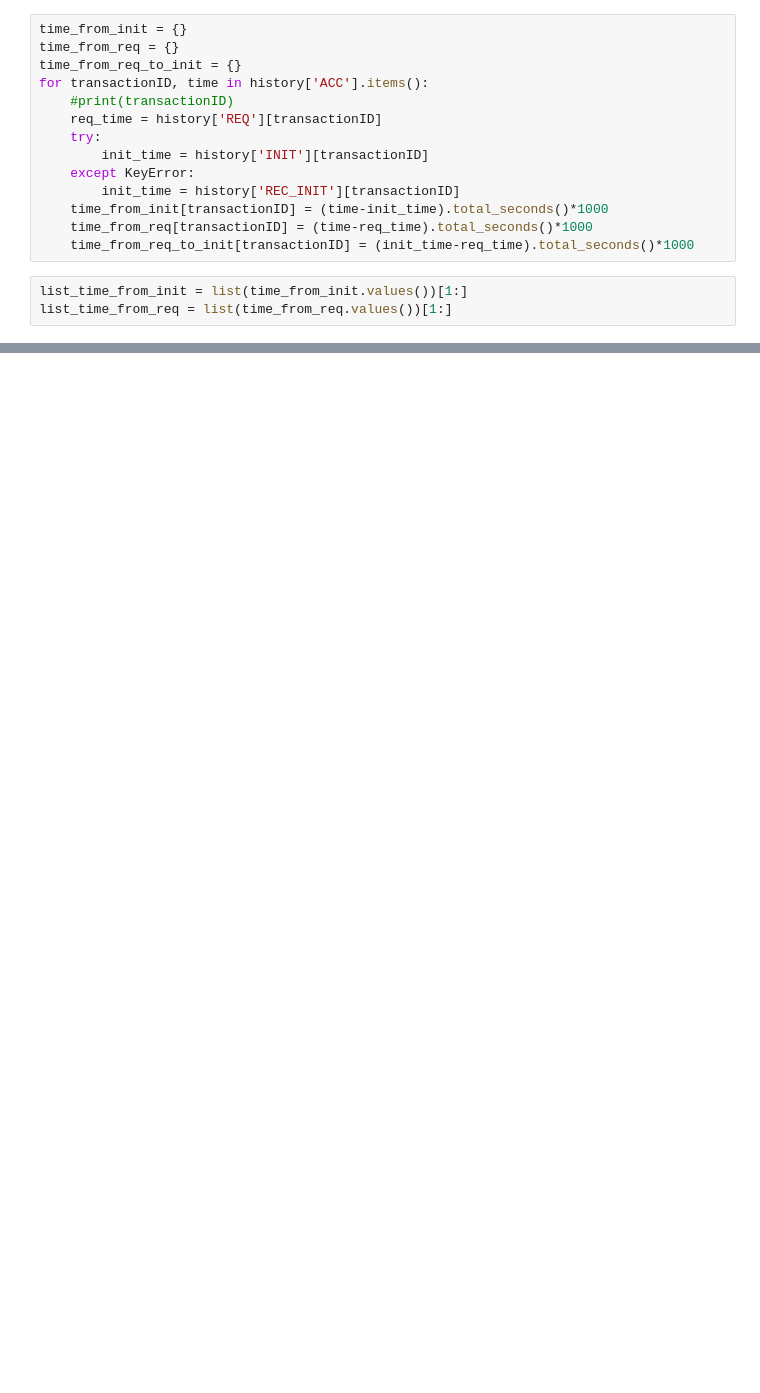
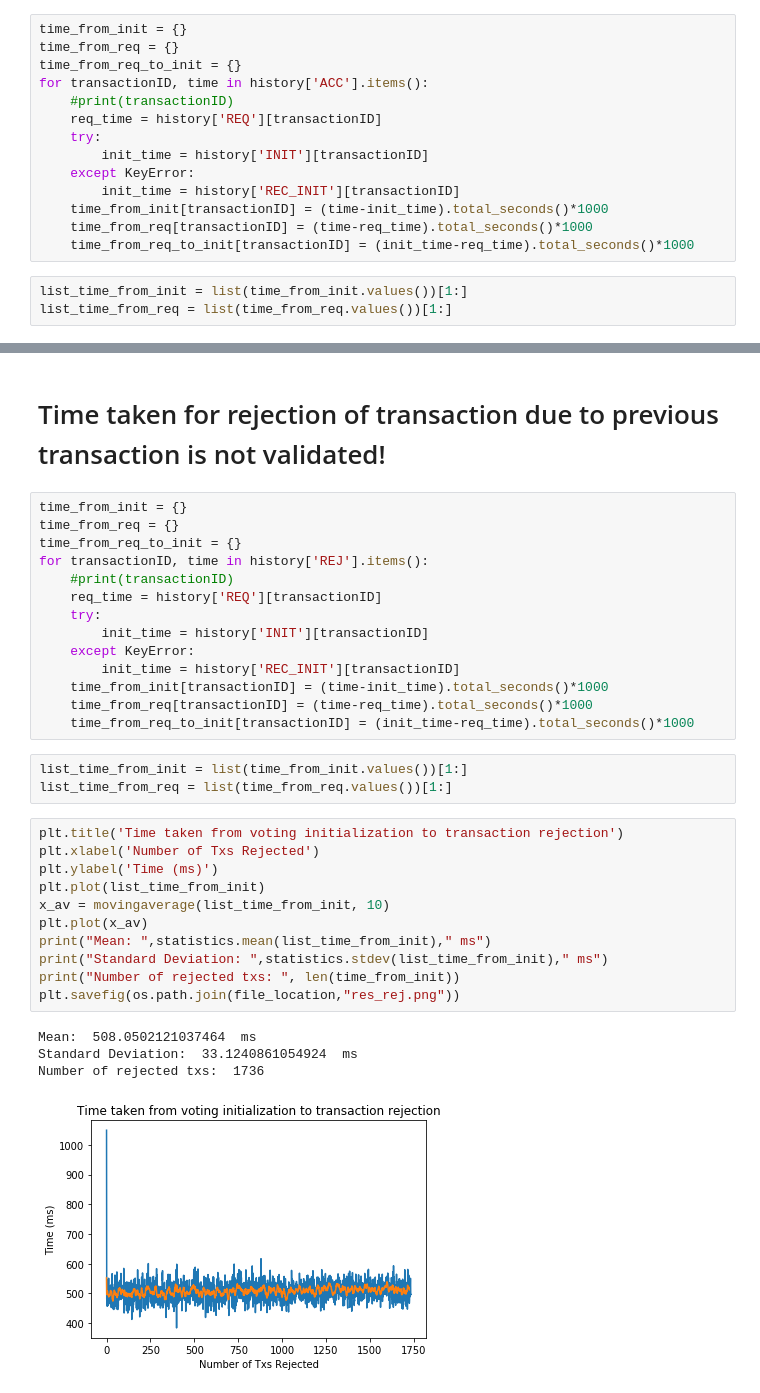
Before and after one commit to hanstananda/blockchain_ureca, a Jupyter notebook: plotter.ipynb, the cells around one changed output, grey strips where cells are left out. Cells and saved outputs as stored; diff of their text form; blank space fills up the shorter version.

```diff
--- a/plotter.ipynb
+++ b/plotter.ipynb
@@ -113,0 +122,35 @@ maxfreq = n.max()
+# %% [markdown]
+# Time taken for rejection of transaction due to previous transaction is not validated!
+# %%
+time_from_init = {}
+time_from_req = {}
+time_from_req_to_init = {}
+for transactionID, time in history['REJ'].items():
+    #print(transactionID)
+    req_time = history['REQ'][transactionID]
+    try:
+        init_time = history['INIT'][transactionID]
+    except KeyError:
+        init_time = history['REC_INIT'][transactionID]
+    time_from_init[transactionID] = (time-init_time).total_seconds()*1000
+    time_from_req[transactionID] = (time-req_time).total_seconds()*1000
+    time_from_req_to_init[transactionID] = (init_time-req_time).total_seconds()*1000
+# %%
+list_time_from_init = list(time_from_init.values())[1:]
+list_time_from_req = list(time_from_req.values())[1:]
+# %%
+plt.title('Time taken from voting initialization to transaction rejection')
+plt.xlabel('Number of Txs Rejected')
+plt.ylabel('Time (ms)')
+plt.plot(list_time_from_init)
+x_av = movingaverage(list_time_from_init, 10)
+plt.plot(x_av)
+print("Mean: ",statistics.mean(list_time_from_init)," ms")
+print("Standard Deviation: ",statistics.stdev(list_time_from_init)," ms")
+print("Number of rejected txs: ", len(time_from_init))
+plt.savefig(os.path.join(file_location,"res_rej.png"))
+# %% [output]
+Mean:  508.0502121037464  ms
+Standard Deviation:  33.1240861054924  ms
+Number of rejected txs:  1736
+[figure, added]
```
Also changed, not shown: parts of 10 cells of this notebook, 8 other files.
